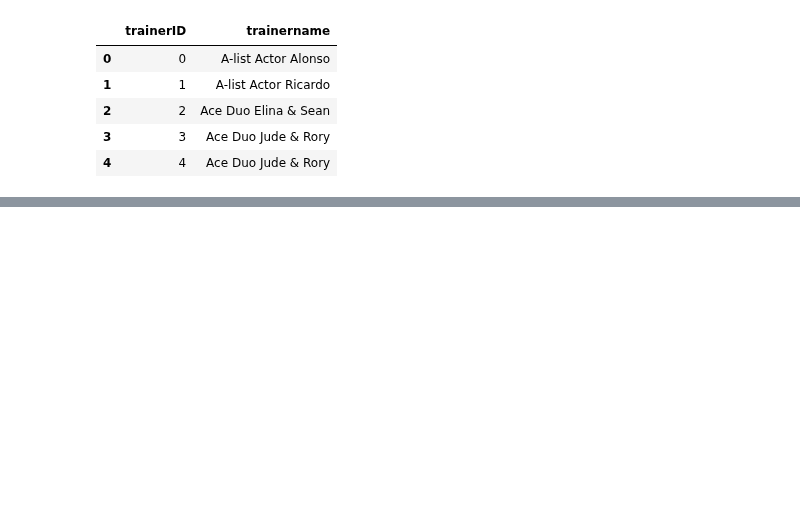
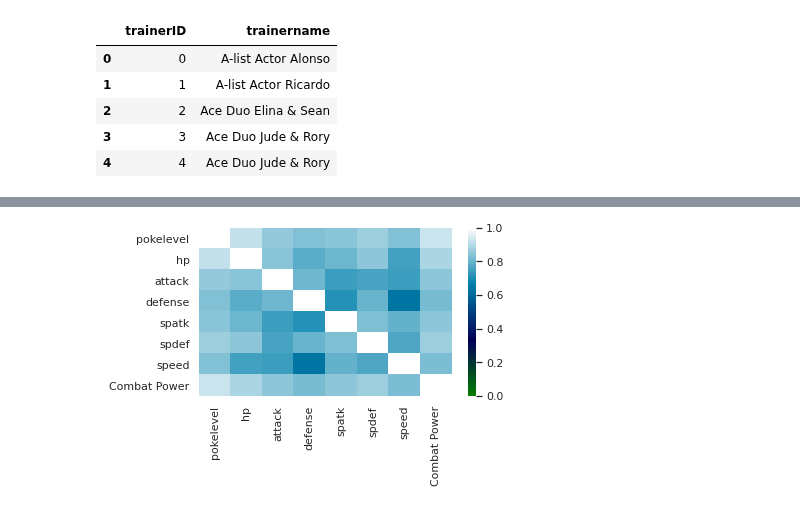
Before and after one commit to infoshareacademy/jdszr2-DataResearchers, a Jupyter notebook: python/main.ipynb, the cells around one changed output, grey strips where cells are left out. Drawn from its saved outputs; the diff is of its cells as text; code cells hidden in the pictures; blank space fills up the shorter version.

```diff
--- a/python/main.ipynb
+++ b/python/main.ipynb
@@ -42,0 +70,7 @@ trainers_df.head() # Trainers head
+# %%
+
+corr = pokemon_df[["pokelevel","hp","attack","defense","spatk","spdef","speed","Combat Power"]].corr()
+sns.heatmap(corr,cmap="ocean",vmax=1,vmin=0)
+plt.tight_layout()
+# %% [output]
+[figure, added]
```
Also changed, not shown: parts of 9 cells of this notebook.
